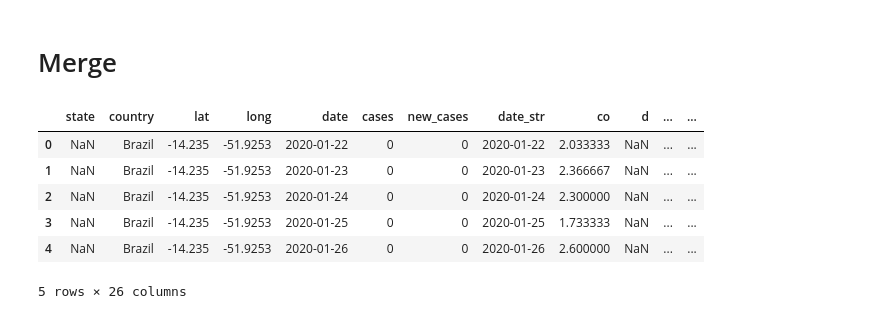
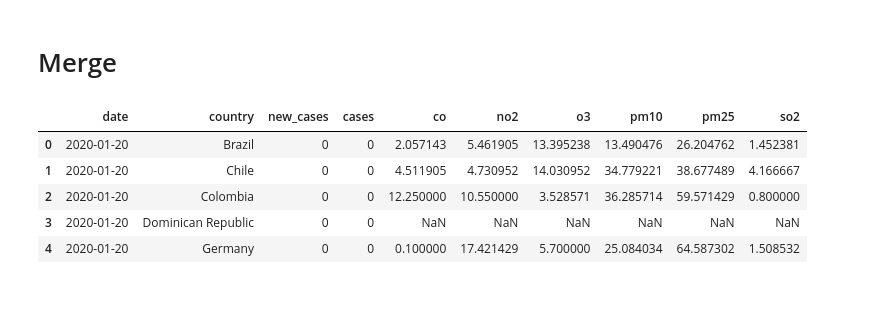
Before and after one commit to danielgvb/thesis, a Jupyter notebook: Data/xx_merging_steps.ipynb, the cells around one changed output. Cells and saved outputs as stored; diff of their text form; code cells hidden in the pictures.

Commit message:
merge covid and air weekly

```diff
--- a/Data/xx_merging_steps.ipynb
+++ b/Data/xx_merging_steps.ipynb
@@ -24,3 +26,15 @@ array(['Brazil', 'Chile', 'Colombia', 'Dominican Republic', 'Germany',
 # %%
 df_covid['date'] = pd.to_datetime(df_covid['date'])
 df_covid['date_str'] = df_covid['date'].astype(str)
+# %%
+# Convert date column to datetime if not already
+df_covid['date'] = pd.to_datetime(df_covid['date'])
+
+# Get the start of the week (Monday) as a datetime object
+df_covid['week'] = df_covid['date'].dt.to_period('W').apply(lambda x: x.start_time)
+
+# Group by week and country
+df_covid_weekly = df_covid.groupby(['week', 'country']).agg({'new_cases': 'sum', 'cases': 'sum'}).reset_index()
+
+# Rename 'week' column to 'date' (keeping it as datetime)
+df_covid_weekly.rename(columns={'week': 'date'}, inplace=True)
@@ -157,21 +140,32 @@ TypeError: incompatible index of inserted column with frame index
 # %%
-
 
 # Ensure 'date' is in datetime format
 df_atmos_wide['date'] = pd.to_datetime(df_atmos_wide['date'])
 
-# Sort by country and date
+# Sort by country and date for proper interpolation
 df_atmos_wide = df_atmos_wide.sort_values(by=['country', 'date'])
 
-# List of pollutant columns
+# List of pollutant columns to process
 pollutants = ['co', 'no2', 'o3', 'pm10', 'pm25', 'so2']
 
-# Interpolate NaNs within each country
+# Interpolate NaNs within each country using linear interpolation
 df_atmos_wide[pollutants] = df_atmos_wide.groupby('country')[pollutants].transform(lambda x: x.interpolate(method='linear'))
 
-# Fill remaining NaNs using forward/backward fill within each country
+# Fill remaining NaNs using forward-fill then backward-fill within each country
 df_atmos_wide[pollutants] = df_atmos_wide.groupby('country')[pollutants].transform(lambda x: x.fillna(method='ffill').fillna(method='bfill'))
 
-# Check if NaNs remain
-print(df_atmos_wide.isna().sum())
+# Check if any NaNs remain
+print("Remaining NaNs:\n", df_atmos_wide[pollutants].isna().sum())
+
+# Create a 'week' column representing the start of the week (Monday)
+df_atmos_wide['week'] = df_atmos_wide['date'].dt.to_period('W').apply(lambda x: x.start_time)
+
+# Group by 'week' and 'country' and aggregate only pollutants (mean)
+df_atmos_wide_w = df_atmos_wide.groupby(['week', 'country'])[pollutants].mean().reset_index()
+
+# Rename 'week' column to 'date' (keeping it as datetime)
+df_atmos_wide_w.rename(columns={'week': 'date'}, inplace=True)
+
+# Display result
+df_atmos_wide_w.head()
 # %% [output]
@@ -236,11 +219,10 @@ df_atmos_wide.drop(columns=['date'], inplace=True)
 # %%
-df_merge0 = df_covid.merge(df_atmos_wide, how ='left', on=['date_str', 'country'])
+df_merge0 = df_covid_weekly.merge(df_atmos_wide_w, how ='left', on=['date', 'country'])
 df_merge0.head()
 # %% [output]
-|  | state | country | lat | long | date | cases | new_cases | date_str | co | d | ... | ... |
-| 0 | NaN | Brazil | -14.235 | -51.9253 | 2020-01-22 | 0 | 0 | 2020-01-22 | 2.033333 | NaN | ... | ... |
-| 1 | NaN | Brazil | -14.235 | -51.9253 | 2020-01-23 | 0 | 0 | 2020-01-23 | 2.366667 | NaN | ... | ... |
-| 2 | NaN | Brazil | -14.235 | -51.9253 | 2020-01-24 | 0 | 0 | 2020-01-24 | 2.300000 | NaN | ... | ... |
-| 3 | NaN | Brazil | -14.235 | -51.9253 | 2020-01-25 | 0 | 0 | 2020-01-25 | 1.733333 | NaN | ... | ... |
-| 4 | NaN | Brazil | -14.235 | -51.9253 | 2020-01-26 | 0 | 0 | 2020-01-26 | 2.600000 | NaN | ... | ... |
+|  | date | country | new_cases | cases | co | no2 | o3 | pm10 | pm25 | so2 |
+| 0 | 2020-01-20 | Brazil | 0 | 0 | 2.057143 | 5.461905 | 13.395238 | 13.490476 | 26.204762 | 1.452381 |
+| 1 | 2020-01-20 | Chile | 0 | 0 | 4.511905 | 4.730952 | 14.030952 | 34.779221 | 38.677489 | 4.166667 |
+| 2 | 2020-01-20 | Colombia | 0 | 0 | 12.250000 | 10.550000 | 3.528571 | 36.285714 | 59.571429 | 0.800000 |
+| 3 | 2020-01-20 | Dominican Republic | 0 | 0 | NaN | NaN | NaN | NaN | NaN | NaN |
+| 4 | 2020-01-20 | Germany | 0 | 0 | 0.100000 | 17.421429 | 5.700000 | 25.084034 | 64.587302 | 1.508532 |
-5 rows × 26 columns
```
Also changed, not shown: parts of 38 cells of this notebook, 1 other file.
